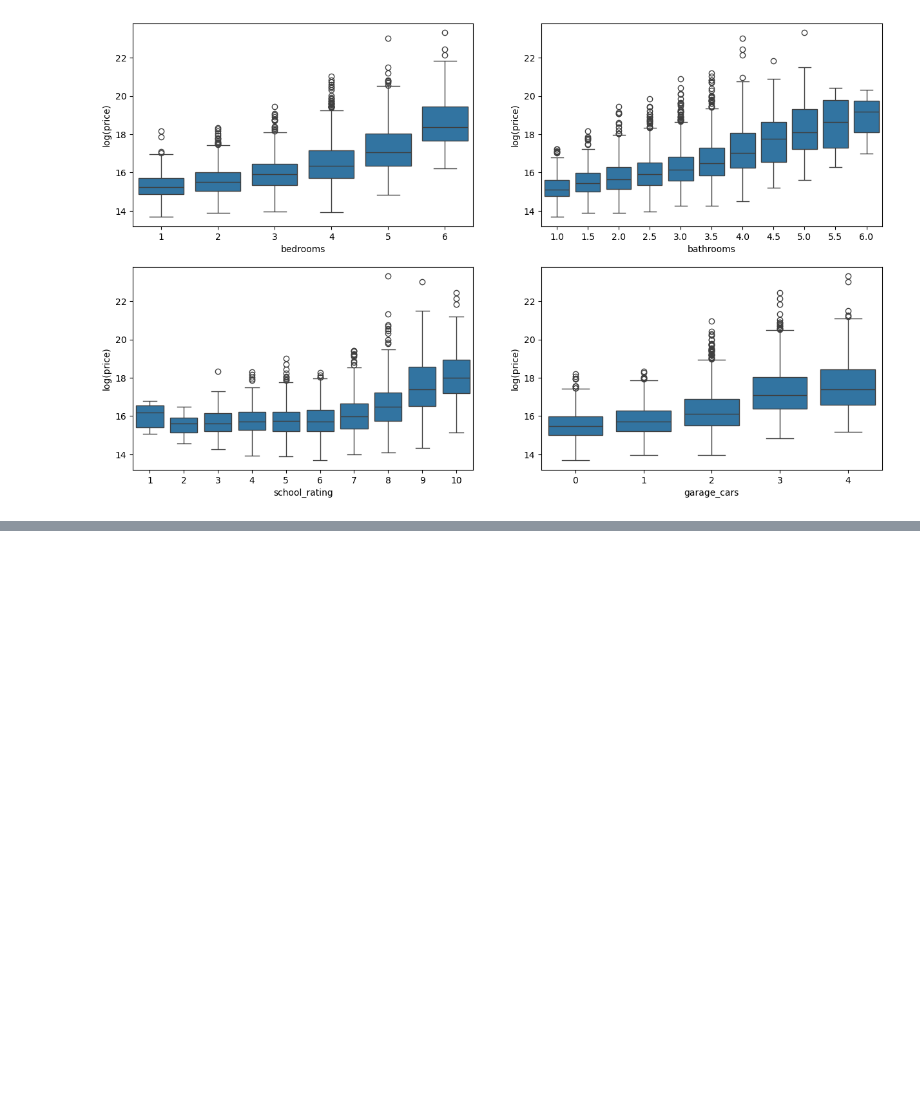
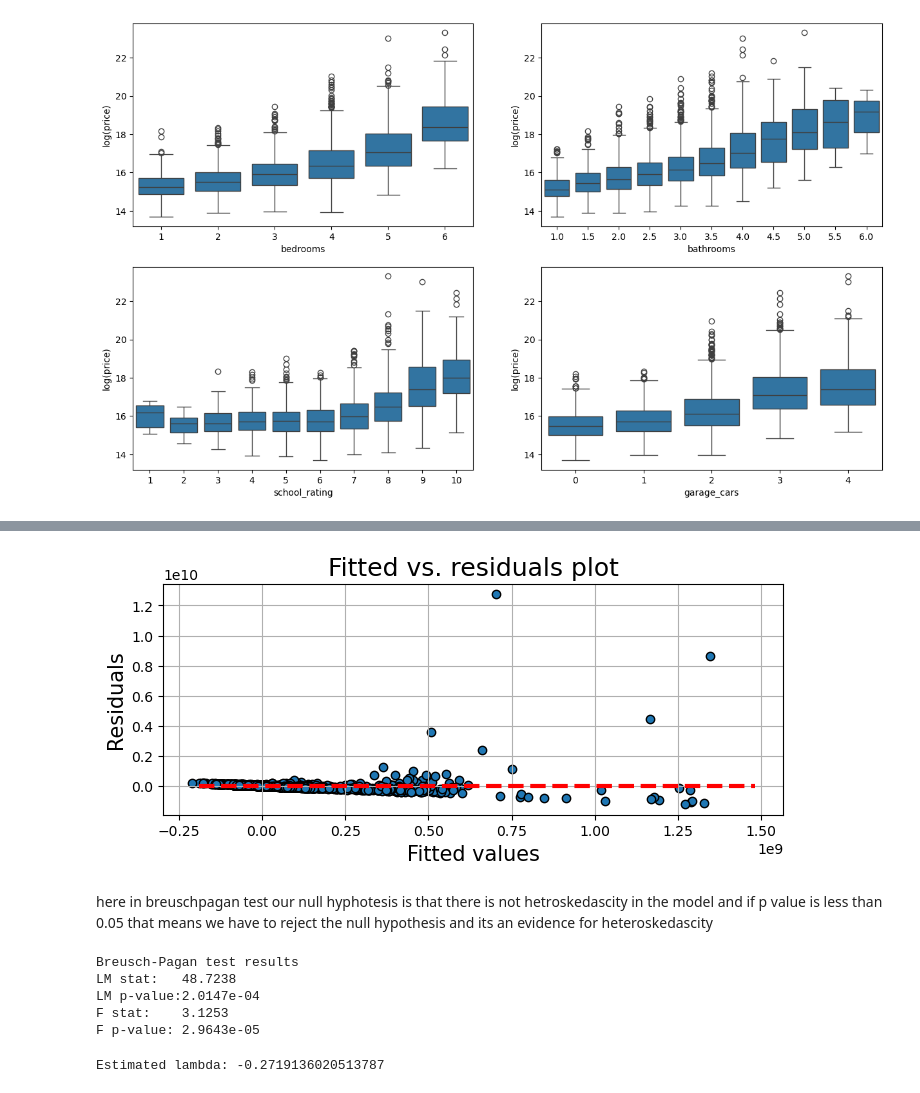
Before and after one commit to TheDataBlog/house-price-prediction, a Jupyter notebook: main.ipynb, the cells around one changed output, grey strips where cells are left out. Drawn from its saved outputs; the diff is of its cells as text; code cells hidden in the pictures; blank space fills up the shorter version.

```diff
--- a/main.ipynb
+++ b/main.ipynb
@@ -169,0 +181,11 @@ for i, cols in enumerate(df[discrete_numerical].columns):
+# %%
+df_dummy = pd.get_dummies(df, drop_first=True)
+# %%
+from statsmodels.formula.api import ols
+y_name = 'price'
+X_names = [col for col in df_dummy.drop(columns=['transformed_price']).columns if col != y_name]
+
+formula_str = y_name+" ~ "+" + ".join(X_names)
+# %%
+model = ols(formula=formula_str, data=df_dummy)
+fitted = model.fit()
@@ -169,0 +212,42 @@ for i, cols in enumerate(df[discrete_numerical].columns):
+# %%
+plt.figure(figsize=(8,3))
+p=plt.scatter(x=fitted.fittedvalues,y=fitted.resid,edgecolor='k')
+xmin = min(fitted.fittedvalues)
+xmax = max(fitted.fittedvalues)
+plt.hlines(y=0,xmin=xmin*0.9,xmax=xmax*1.1,color='red',linestyle='--',lw=3)
+plt.xlabel("Fitted values",fontsize=15)
+plt.ylabel("Residuals",fontsize=15)
+plt.title("Fitted vs. residuals plot",fontsize=18)
+plt.grid(True)
+plt.show()
+# %% [output]
+[figure, added]
+# %% [markdown]
+here in breuschpagan test our null hyphotesis is that there is not hetroskedascity in the model and if p value is less than 0.05 that means we have to reject the null hypothesis and its an evidence for heteroskedascity
+# %%
+from statsmodels.stats.diagnostic import het_breuschpagan
+
+\
+lm_stat, lm_pvalue, f_stat, f_pvalue = het_breuschpagan(fitted.resid, fitted.model.exog)
+
+print("Breusch-Pagan test results")
+print(f"LM stat:   {lm_stat:.4f}")
+print(f"LM p-value:{lm_pvalue:.4e}")
+print(f"F stat:    {f_stat:.4f}")
+print(f"F p-value: {f_pvalue:.4e}")
+# %% [output]
+Breusch-Pagan test results
+LM stat:   48.7238
+LM p-value:2.0147e-04
+F stat:    3.1253
+F p-value: 2.9643e-05
+# %%
+from scipy.stats import boxcox
+
+y_bc, lambda_hat = boxcox(df_dummy['price'])
+df_dummy['price_boxcox'] = y_bc
+df_dummy = df_dummy.rename(columns={'transformed_price':'price_log'})
+
+print("Estimated lambda:", lambda_hat)
+# %% [output]
+Estimated lambda: -0.2719136020513787
```
Also changed, not shown: parts of 20 cells of this notebook.
